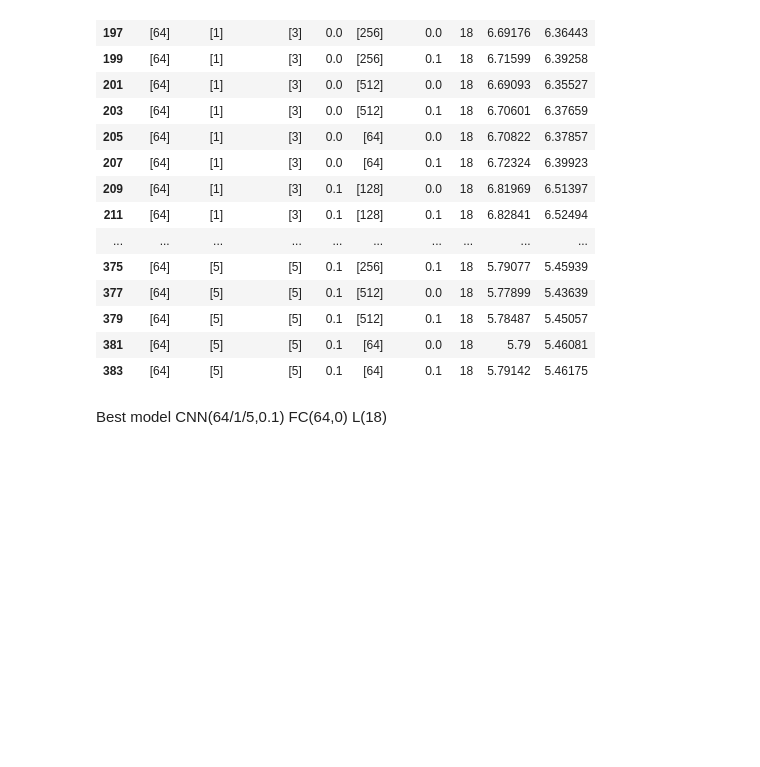
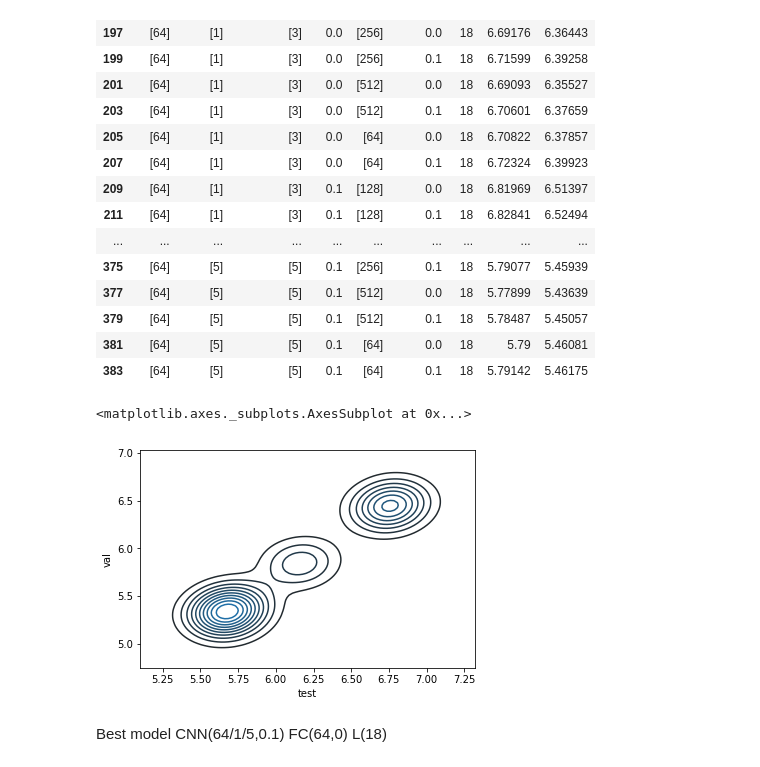
Before and after one commit to bejar/Wind, a Jupyter notebook: Notebooks/ParameterTunningCNNs2s.ipynb, the cells around one changed output. Saved outputs shown, nothing was run; the diff lists cells and outputs as text; code cells hidden in the pictures; blank space fills up the shorter version.

Commit message:
Adding density plots to compare test and validation results and some changes to notebooks and configuration files

```diff
--- a/Notebooks/ParameterTunningCNNs2s.ipynb
+++ b/Notebooks/ParameterTunningCNNs2s.ipynb
@@ -52,6 +55,11 @@ b[(b['lag']=='18') & (b['filters']=='[64]')].style.highlight_max()
 | 379 | [64] | [5] | [5] | 0.1 | [512] | 0.1 | 18 | 5.78487 | 5.45057 |
 | 381 | [64] | [5] | [5] | 0.1 | [64] | 0.0 | 18 | 5.79 | 5.46081 |
 | 383 | [64] | [5] | [5] | 0.1 | [64] | 0.1 | 18 | 5.79142 | 5.46175 |
+# %%
+sns.kdeplot(b['test'],b['val'])
+# %% [output]
+<matplotlib.axes._subplots.AxesSubplot at 0x...>
+[figure, added]
 # %% [markdown]
 Best model CNN(64/1/5,0.1) FC(64,0) L(18)
 # %% [markdown]
```
Also changed, not shown: parts of 23 cells of this notebook, 3 other files.
